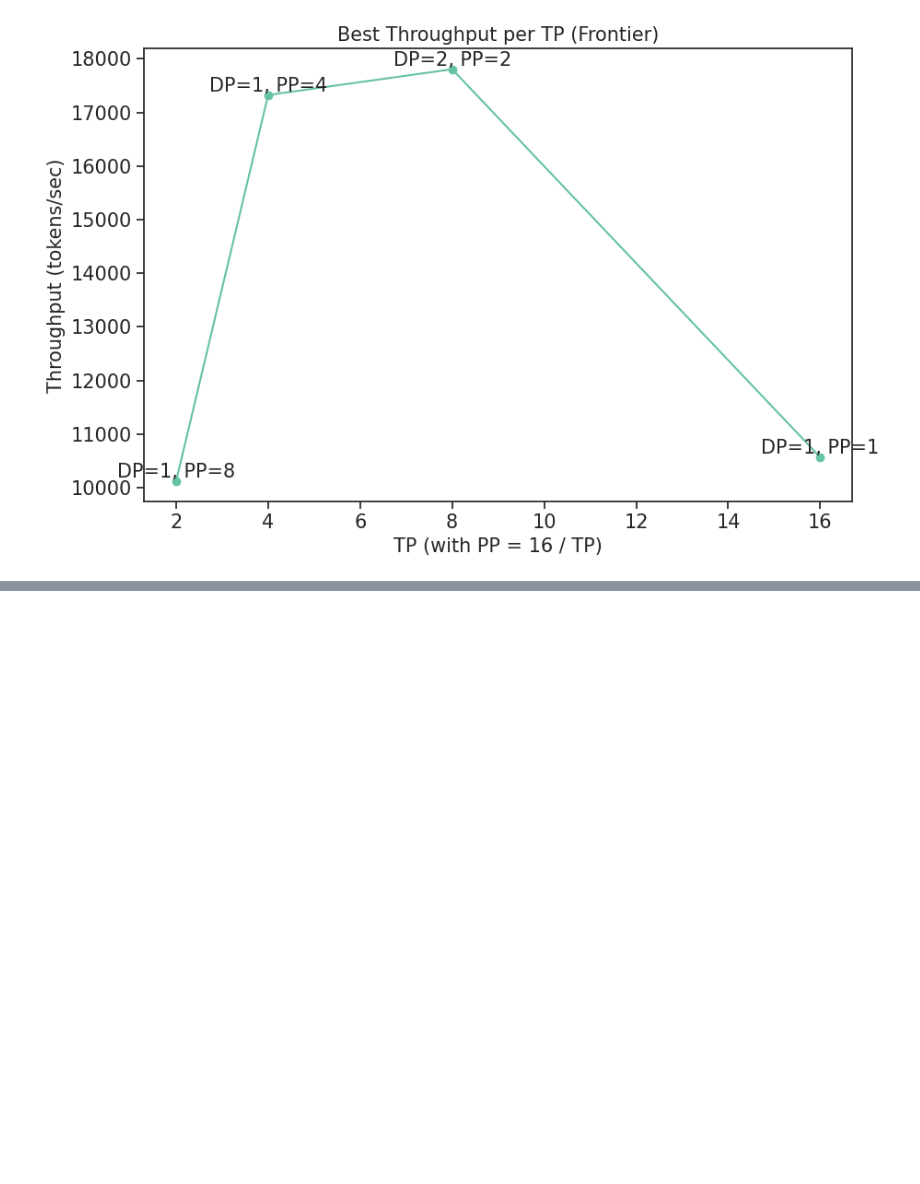
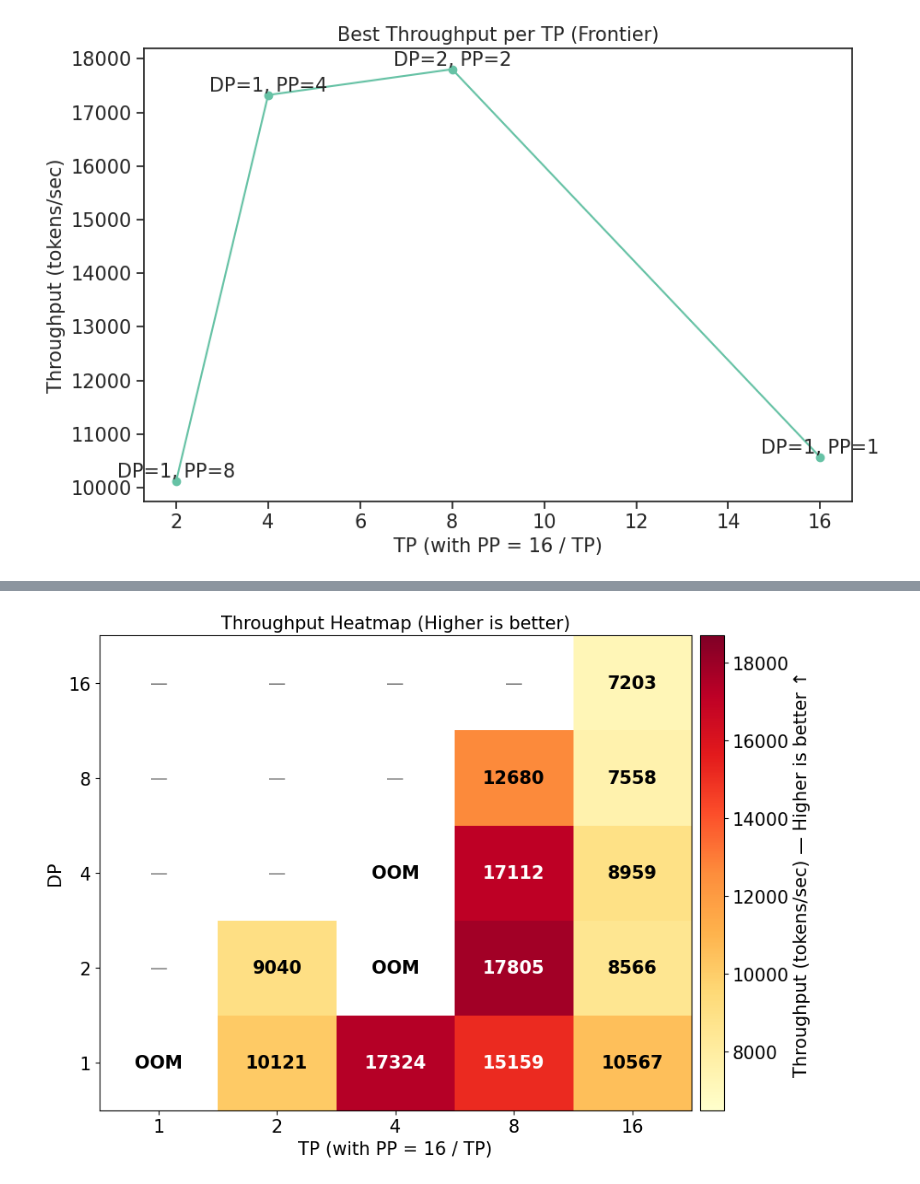
Before and after one commit to HaibinLai/APAC25-nwchem, a Jupyter notebook: deepseek2.ipynb, the cells around one changed output, grey strips where cells are left out. Drawn from its saved outputs; the diff is of its cells as text; code cells hidden in the pictures; blank space fills up the shorter version.

```diff
--- a/deepseek2.ipynb
+++ b/deepseek2.ipynb
@@ -311,0 +387,65 @@ plt.tight_layout()
+# %%
+# -------------------- heatmap (higher is better + OOM at 1,1) --------------------
+tps = sorted(set(df["TP"].unique()) | {1})   # ensure TP includes 1
+dps = sorted(set(df["DP"].unique()) | {1})   # ensure DP includes 1
+grid = np.full((len(dps), len(tps)), np.nan)
+
+# 填充可用数据，非法(TP%DP!=0)保持 NaN 以便被 mask
+for i, dp in enumerate(dps):
+    for j, tp in enumerate(tps):
+        if tp % dp != 0:
+            continue
+        row = df[(df["TP"] == tp) & (df["DP"] == dp)]
+        if not row.empty:
+            grid[i, j] = row["total"].values[0]
+
+masked = np.ma.masked_invalid(grid)
+
+fig, ax = plt.subplots(figsize=(9.5, 6.8))
+
+# 选择“高=亮”的顺序 colormap，并在 colorbar 上写 Higher is better ↑
+vmin = np.nanmin(grid) * 0.9
+vmax = np.nanmax(grid) * 1.05
+cmap = plt.get_cmap("YlOrRd")  # yellow→orange→red，数值越大越亮
+im = ax.imshow(masked, origin="lower", aspect="auto", cmap=cmap, vmin=vmin, vmax=vmax)
+
+ax.set_xticks(range(len(tps))); ax.set_xticklabels([str(tp) for tp in tps])
+ax.set_yticks(range(len(dps))); ax.set_yticklabels([str(dp) for dp in dps])
+ax.set_xlabel("TP (with PP = 16 / TP)")
+ax.set_ylabel("DP")
+ax.set_title("Throughput Heatmap (Higher is better)")
+
+oom_set = {(1,1), (4,2), (4,4)}  # 明确在 (1,1) 标 OOM
+
+# 文本标注：暗底白字、亮底黑字；非法位置用 '—'；OOM 直接写 OOM
+for i, dp in enumerate(dps):
+    for j, tp in enumerate(tps):
+        if tp % dp != 0:
+            ax.text(j, i, "—", ha="center", va="center", color="gray")
+            continue
+        if (tp, dp) in oom_set:
+            ax.text(j, i, "OOM", ha="center", va="center", color="black", fontweight="bold")
+            continue
+        if np.isnan(grid[i, j]):
+            continue
+        val = grid[i, j]
+        # 根据映射后的颜色亮度选择文字颜色
+        frac = (val - vmin) / max(1e-9, (vmax - vmin))
+        r, g, b, _ = cmap(np.clip(frac, 0, 1))
+        brightness = 0.299*r + 0.587*g + 0.114*b
+        txt_color = "black" if brightness > 0.6 else "white"
+        ax.text(j, i, f"{val:.0f}", ha="center", va="center", color=txt_color, fontweight="bold")
+
+# 用“★”标记全局最优点
+best_idx = np.nanargmax(grid)
+best_i, best_j = np.unravel_index(best_idx, grid.shape)
+# ax.text(best_j, best_i, "★", ha="center", va="center", fontsize=38, color="black" if
+#        (0.299*cmap(1)[0] + 0.587*cmap(1)[1] + 0.114*cmap(1)[2])>0.6 else "white")
+
+cb = fig.colorbar(im, ax=ax, pad=0.012)
+cb.set_label("Throughput (tokens/sec) — Higher is better ↑")
+
+plt.tight_layout()
+plt.show()
+# %% [output]
+[figure, added]
```
Also changed, not shown: parts of 3 cells of this notebook, 30 other files.
